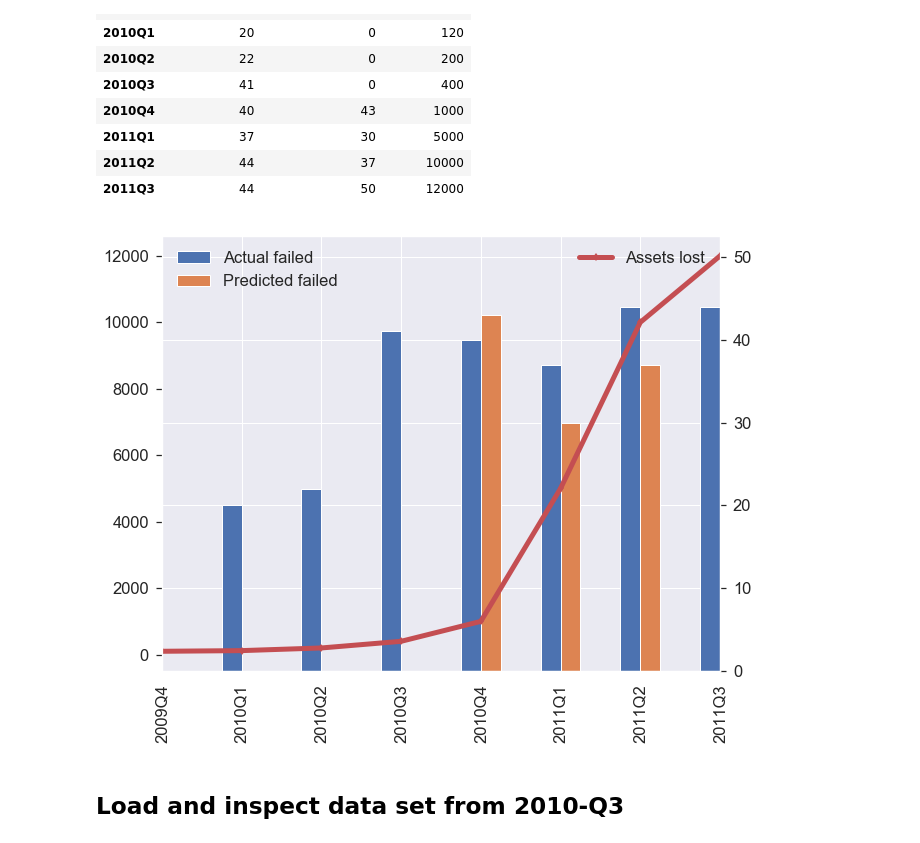
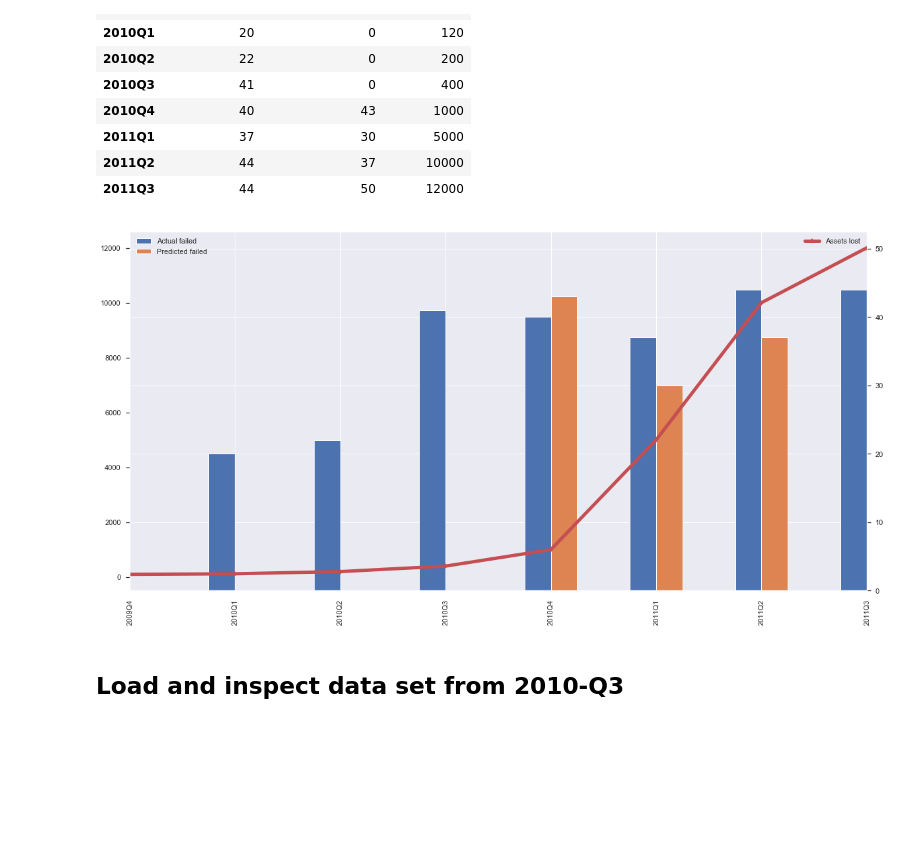
Before and after one commit to allaccountstaken/predicting_bank_distress, a Jupyter notebook: basic_model.ipynb, the cells around one changed output. Cells and saved outputs as stored; diff of their text form; code cells hidden in the pictures; blank space fills up the shorter version.

```diff
--- a/basic_model.ipynb
+++ b/basic_model.ipynb
@@ -68,17 +69,17 @@ df
 | 2011Q3 | 44 | 50 | 12000 |
 # %%
 
-sns.set(font_scale=1.5)
-fig, ax1 = plt.subplots(sharex=True, figsize=(10, 8))
+sns.set(font_scale=1)
+fig, ax1 = plt.subplots(sharex=True, figsize=(20, 10))
 ax2 = ax1.twinx()
 df[['Actual failed', 'Predicted failed']].plot(ax=ax1, kind='bar').legend(loc='upper left')
 df['Assets lost'].plot(ax=ax2, kind='line', linewidth=5, style='r', marker='d').legend(loc='upper right')
 ax1.yaxis.tick_right()
 ax2.yaxis.tick_left()
 ax2.grid(False)
 plt.show()
 # %% [output]
-[figure, old version]
+[figure, new version]
 # %% [markdown]
 ## Load and inspect data set from 2010-Q3
 # %%
```
Also changed, not shown: parts of 13 cells of this notebook, 3 other files.
